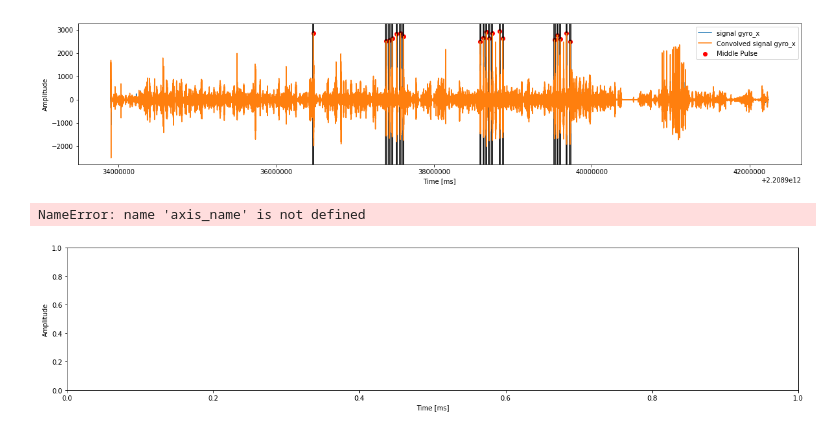
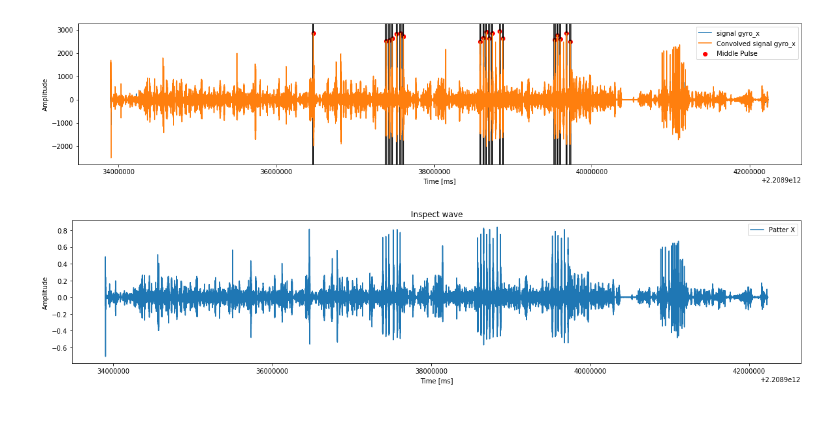
Before and after one commit to DataSEARCH-UOM/cricket_analytics, a Jupyter notebook: scripts/capture_pradeep_pattern.ipynb, the cells around one changed output. Cells and saved outputs as stored; diff of their text form; code cells hidden in the pictures.

```diff
--- a/scripts/capture_pradeep_pattern.ipynb
+++ b/scripts/capture_pradeep_pattern.ipynb
@@ -122,13 +122,12 @@ reusult = findPatterns(dfS,dfP,2500,'gyro_x','time')
 # %%
 dfS = df
 fig = plt.figure(figsize=[20,4])
 plt.ylabel("Amplitude")
 plt.xlabel("Time [ms]")
-plt.plot(dfS['time'], dfS['filtered_gyro_x']/sum(dfP['axis_name']),label="Patter X")
+plt.plot(dfS['time'], dfS['filtered_gyro_x']/sum(dfP['gyro_x']),label="Patter X")
 
 plt.legend()
 plt.title('Inspect wave')
 plt.show()
 # %% [output]
-NameError: name 'axis_name' is not defined
-[figure, old version]
+[figure, new version]
```
